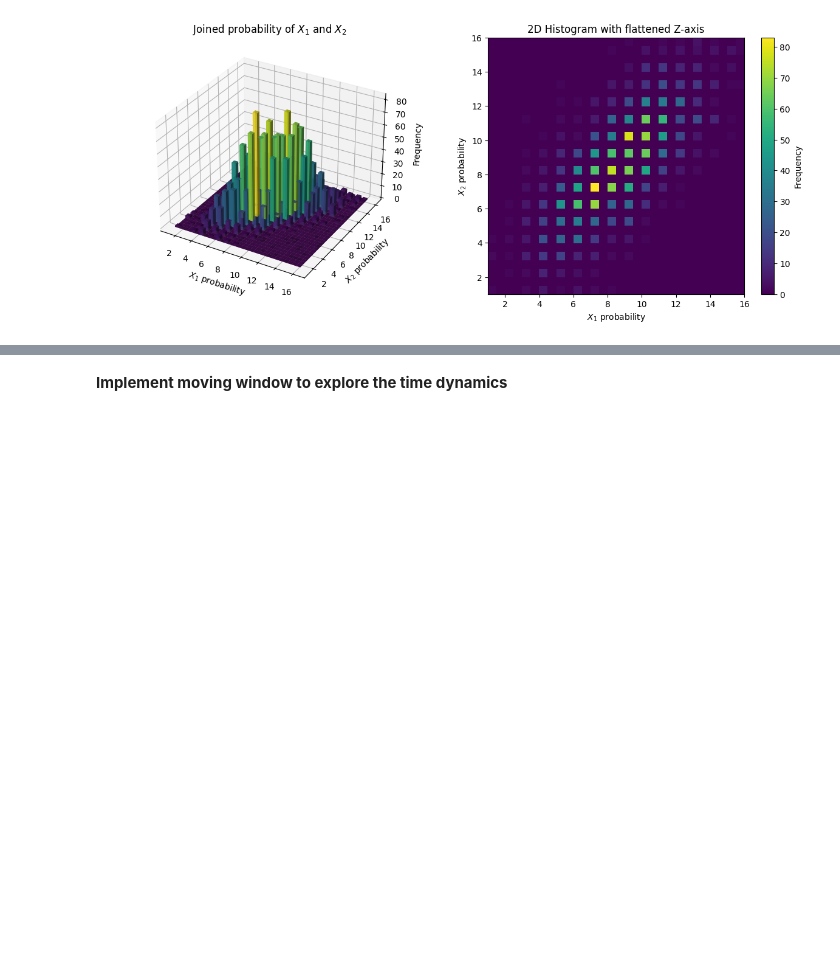
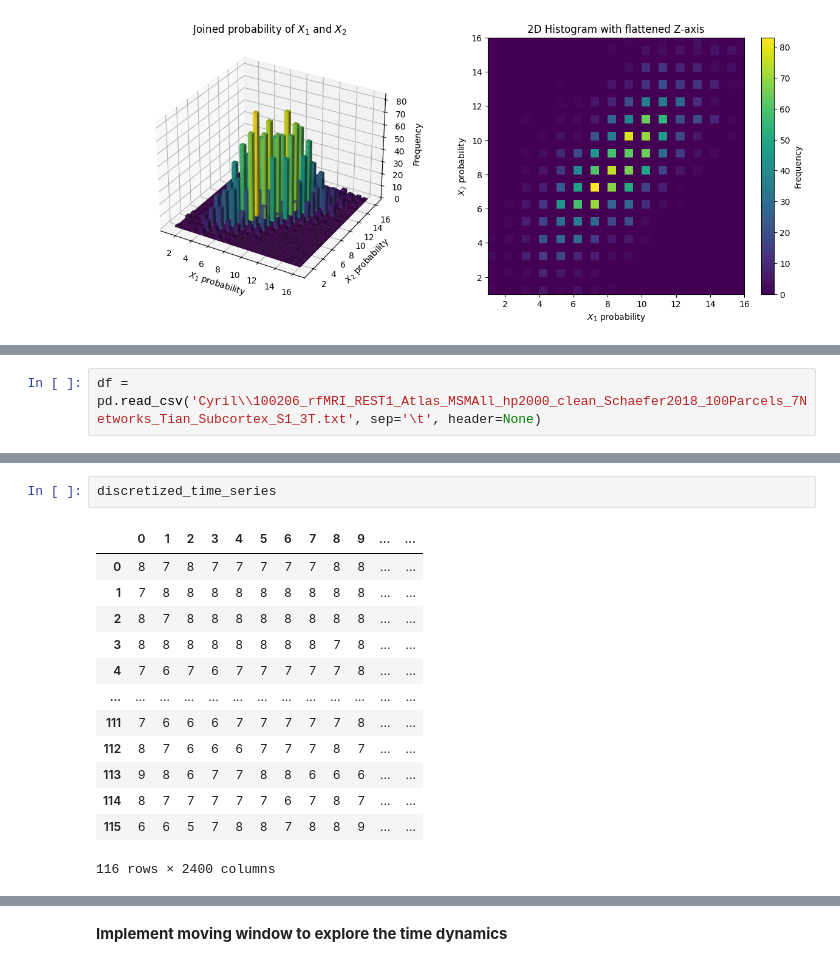
Before and after one commit to cyrilrommens/Free_energy_of_simplicial_complexes, a Jupyter notebook: Week_18.ipynb, the cells around one changed output, grey strips where cells are left out. Saved outputs shown, nothing was run; the diff lists cells and outputs as text; blank space fills up the shorter version.

```diff
--- a/Week_18.ipynb
+++ b/Week_18.ipynb
@@ -219,0 +222,2 @@ plt.show()
+# %%
+df = pd.read_csv('Cyril\\100206_rfMRI_REST1_Atlas_MSMAll_hp2000_clean_Schaefer2018_100Parcels_7Networks_Tian_Subcortex_S1_3T.txt', sep='\t', header=None)
@@ -219,0 +243,16 @@ plt.show()
+# %%
+discretized_time_series
+# %% [output]
+|  | 0 | 1 | 2 | 3 | 4 | 5 | 6 | 7 | 8 | 9 | ... | ... |
+| 0 | 8 | 7 | 8 | 7 | 7 | 7 | 7 | 7 | 8 | 8 | ... | ... |
+| 1 | 7 | 8 | 8 | 8 | 8 | 8 | 8 | 8 | 8 | 8 | ... | ... |
+| 2 | 8 | 7 | 8 | 8 | 8 | 8 | 8 | 8 | 8 | 8 | ... | ... |
+| 3 | 8 | 8 | 8 | 8 | 8 | 8 | 8 | 8 | 7 | 8 | ... | ... |
+| 4 | 7 | 6 | 7 | 6 | 7 | 7 | 7 | 7 | 7 | 8 | ... | ... |
+| ... | ... | ... | ... | ... | ... | ... | ... | ... | ... | ... | ... | ... |
+| 111 | 7 | 6 | 6 | 6 | 7 | 7 | 7 | 7 | 7 | 8 | ... | ... |
+| 112 | 8 | 7 | 6 | 6 | 6 | 7 | 7 | 7 | 8 | 7 | ... | ... |
+| 113 | 9 | 8 | 6 | 7 | 7 | 8 | 8 | 6 | 6 | 6 | ... | ... |
+| 114 | 8 | 7 | 7 | 7 | 7 | 7 | 6 | 7 | 8 | 7 | ... | ... |
+| 115 | 6 | 6 | 5 | 7 | 8 | 8 | 7 | 8 | 8 | 9 | ... | ... |
+116 rows × 2400 columns
```
Also changed, not shown: parts of 7 cells of this notebook, 2 other files.
